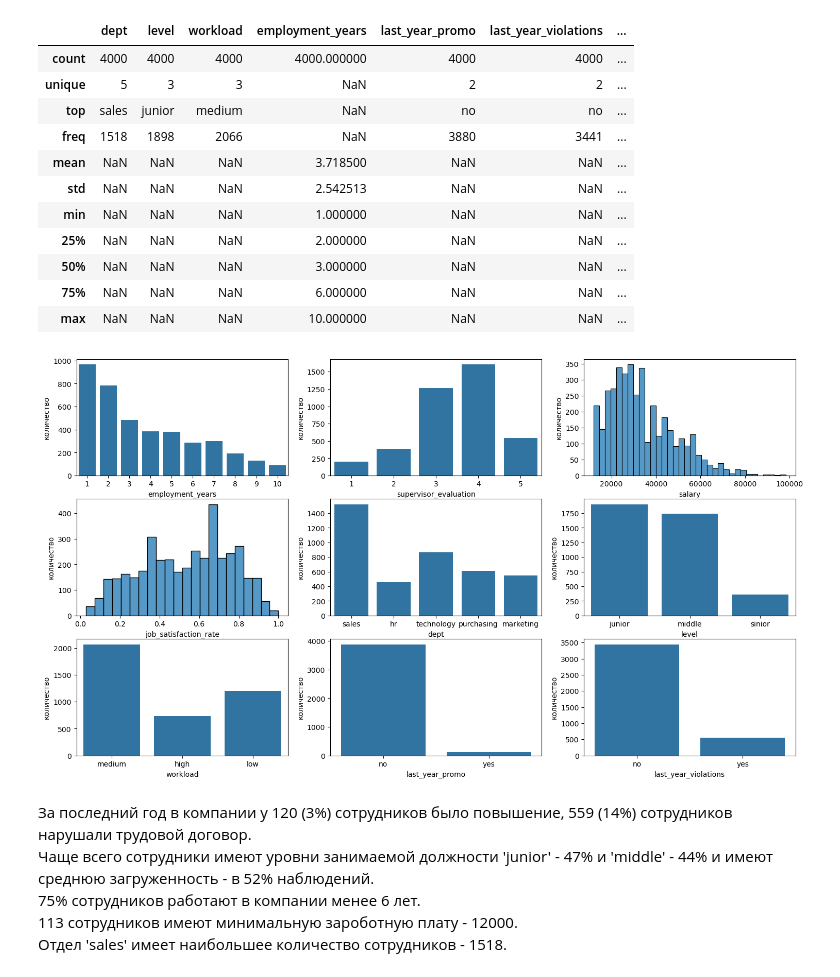
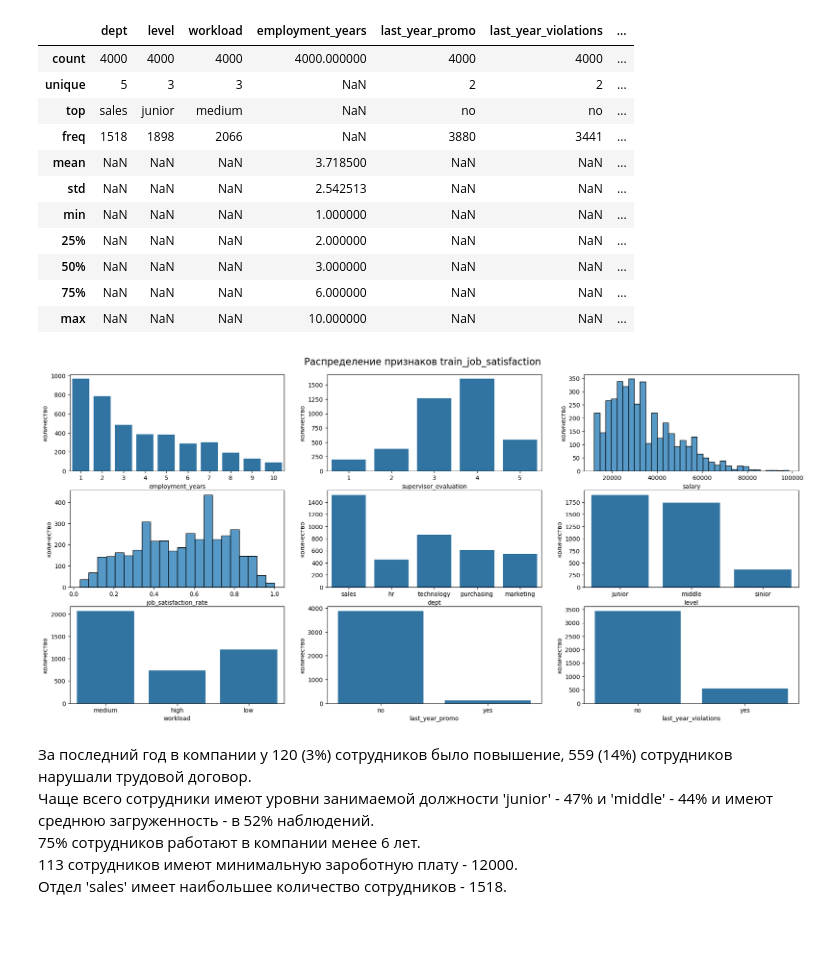
Before and after one commit to serguntsov/ML_HR_ANALYST, a Jupyter notebook: satisfaction_rate_job.ipynb, the cells around one changed output. Saved outputs shown, nothing was run; the diff lists cells and outputs as text; code cells hidden in the pictures; blank space fills up the shorter version.

```diff
--- a/satisfaction_rate_job.ipynb
+++ b/satisfaction_rate_job.ipynb
@@ -317,10 +317,10 @@ test_features.query('id in @lst_tf_na')
 # %%
 # Функция для отображения гистограммы всех признаков
 def plt_hist(df):
-    plt.figure(figsize=(18, 10))
+    plt.figure(figsize=(22, 10))
     i = 1
     num_columns = df.select_dtypes(include='number').columns[1:]
-    cat_columns = train_job_satisfaction.select_dtypes(exclude='number').columns
+    cat_columns = df.select_dtypes(exclude='number').columns
 
     # числовые
     for clm_n in num_columns:
@@ -335,11 +335,9 @@ def plt_hist(df):
     # категориальные
     for clm_c in cat_columns:
         plt.subplot(3, 3, i)
-        axes = sns.countplot(data=train_job_satisfaction, x=clm_c, color='#1F77B4')
+        axes = sns.countplot(data=df, x=clm_c, color='#1F77B4')
         axes.set_ylabel('количество')
         i += 1
-
-    plt.show()
 # %% [markdown]
 #### Тренировочный датасет
 # %%
@@ -357,10 +355,12 @@ train_job_satisfaction.iloc[:, 1:].describe(include='all')
 | 50% | NaN | NaN | NaN | 3.000000 | NaN | NaN | ... |
 | 75% | NaN | NaN | NaN | 6.000000 | NaN | NaN | ... |
 | max | NaN | NaN | NaN | 10.000000 | NaN | NaN | ... |
-# %%
-plt_hist(train_job_satisfaction)
-# %% [output]
-[figure, removed]
+# %%
+plt_hist(train_job_satisfaction)
+plt.suptitle('Распределение признаков train_job_satisfaction', y=0.92, fontsize=16)
+plt.show()
+# %% [output]
+[figure, added]
 # %% [markdown]
 За последний год в компании у 120 (3%) сотрудников было повышение, 559 (14%) сотрудников нарушали трудовой договор. \
 Чаще всего сотрудники имеют уровни занимаемой должности 'junior' - 47% и 'middle' - 44% и имеют среднюю загруженность - в 52% наблюдений. \
```
Also changed, not shown: parts of 27 cells of this notebook.
